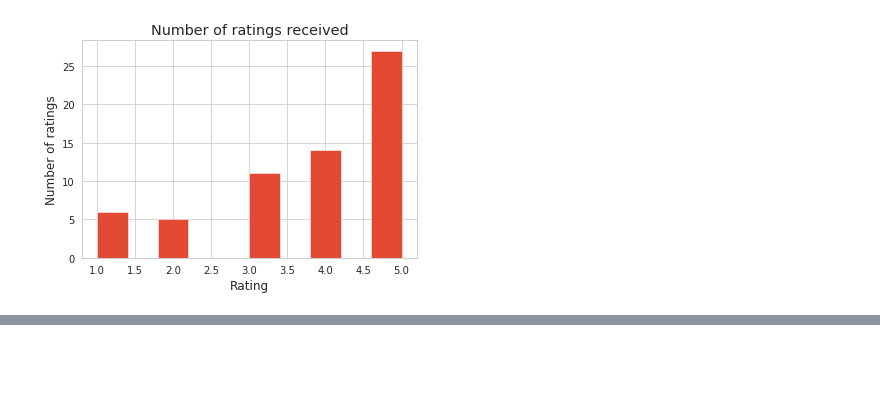
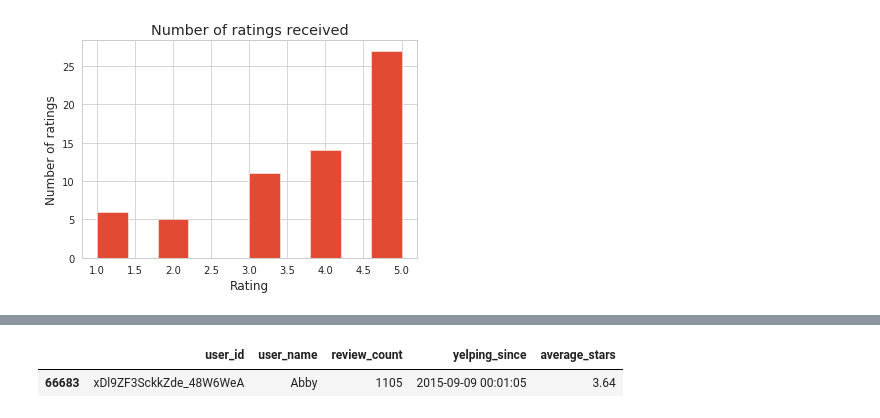
Before and after one commit to unclebrod/YelpRecommender, a Jupyter notebook: workbook.ipynb, the cells around one changed output, grey strips where cells are left out. Saved outputs shown, nothing was run; the diff lists cells and outputs as text; code cells hidden in the pictures; blank space fills up the shorter version.

```diff
--- a/workbook.ipynb
+++ b/workbook.ipynb
@@ -1710,0 +1784,5 @@ Text(0.5, 1.0, 'Number of ratings received')
+# %%
+user_df[user_df['user_id']=='xDl9ZF3SckkZde_48W6WeA']
+# %% [output]
+|  | user_id | user_name | review_count | yelping_since | average_stars |
+| 66683 | xDl9ZF3SckkZde_48W6WeA | Abby | 1105 | 2015-09-09 00:01:05 | 3.64 |
```
Also changed, not shown: parts of 8 cells of this notebook.
